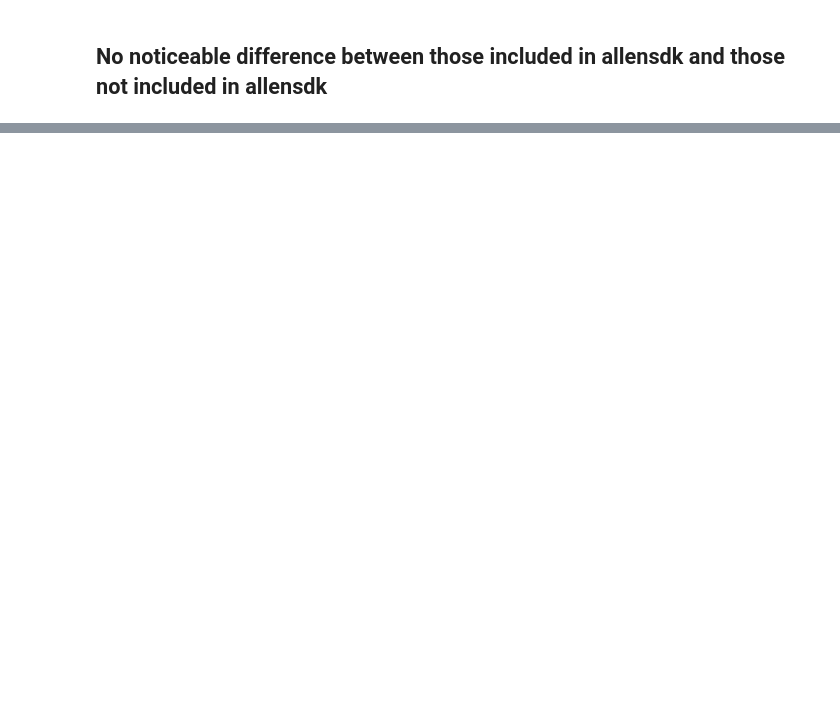
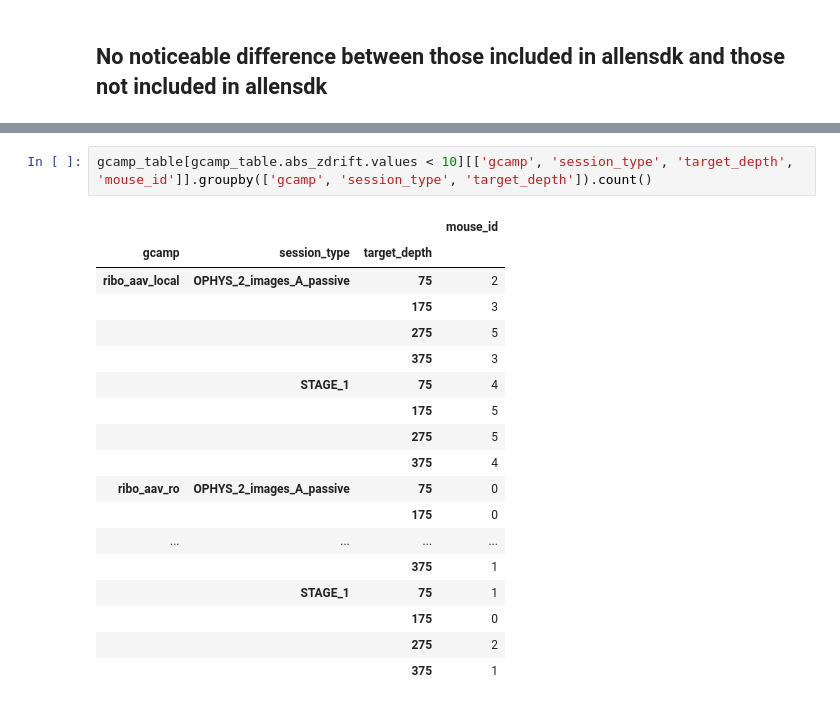
Before and after one commit to AllenNeuralDynamics/lamf_analysis_lims, a Jupyter notebook: pilot_data_analysis/GCaMP/240701_query_lims_data.ipynb, the cells around one changed output, grey strips where cells are left out. Drawn from its saved outputs; the diff is of its cells as text; blank space fills up the shorter version.

```diff
--- a/pilot_data_analysis/GCaMP/240701_query_lims_data.ipynb
+++ b/pilot_data_analysis/GCaMP/240701_query_lims_data.ipynb
@@ -243,0 +401,21 @@ gcamp_session_info[~gcamp_session_info.index.isin(lims_path_info.index.values)]
+# %%
+gcamp_table[gcamp_table.abs_zdrift.values < 10][['gcamp', 'session_type', 'target_depth', 'mouse_id']].groupby(['gcamp', 'session_type', 'target_depth']).count()
+# %% [output]
+|  |  |  | mouse_id |
+| gcamp | session_type | target_depth |  |
+| ribo_aav_local | OPHYS_2_images_A_passive | 75 | 2 |
+|  |  | 175 | 3 |
+|  |  | 275 | 5 |
+|  |  | 375 | 3 |
+|  | STAGE_1 | 75 | 4 |
+|  |  | 175 | 5 |
+|  |  | 275 | 5 |
+|  |  | 375 | 4 |
+| ribo_aav_ro | OPHYS_2_images_A_passive | 75 | 0 |
+|  |  | 175 | 0 |
+| ... | ... | ... | ... |
+|  |  | 375 | 1 |
+|  | STAGE_1 | 75 | 1 |
+|  |  | 175 | 0 |
+|  |  | 275 | 2 |
+|  |  | 375 | 1 |
```
Also changed, not shown: parts of 16 cells of this notebook.
